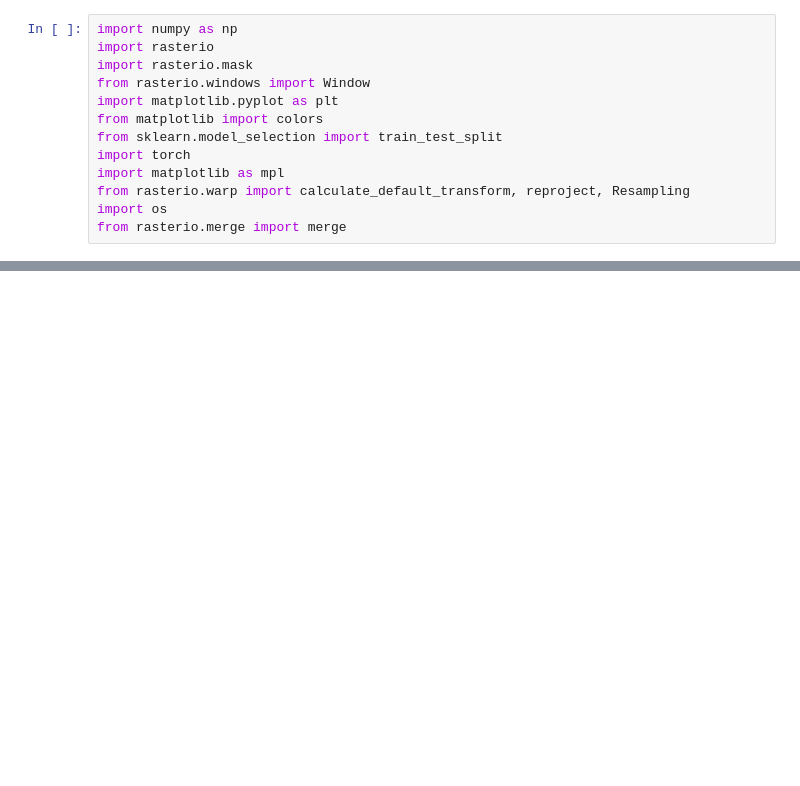
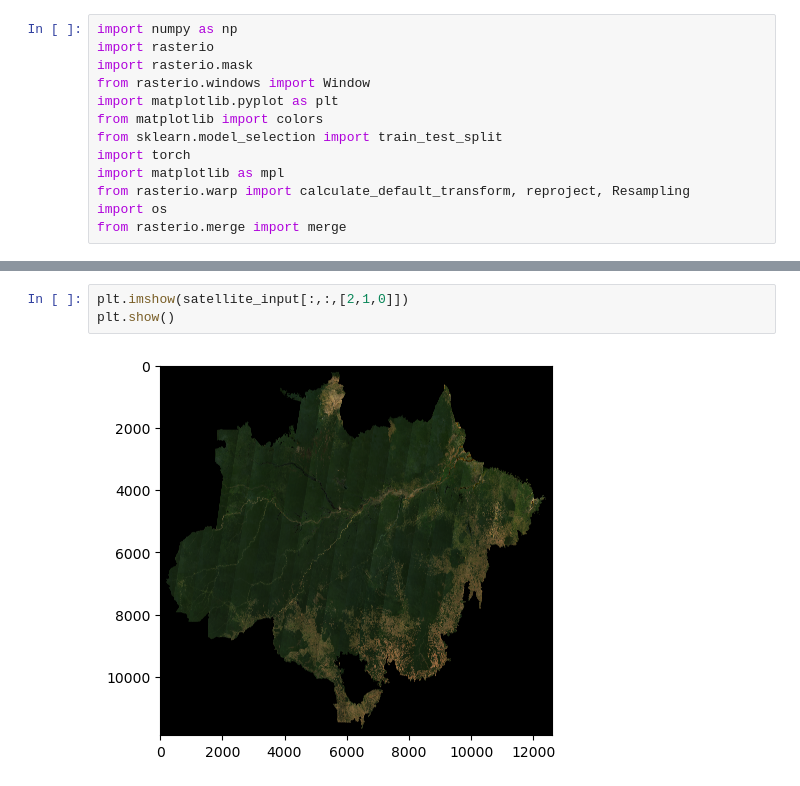
Before and after one commit to TimEngelmann/future-deforestation, a Jupyter notebook: notebooks/input_output_visualization.ipynb, the cells around one changed output, grey strips where cells are left out. Cells and saved outputs as stored; diff of their text form; blank space fills up the shorter version.

```diff
--- a/notebooks/input_output_visualization.ipynb
+++ b/notebooks/input_output_visualization.ipynb
@@ -31,0 +45,5 @@ torch.Size([12530, 13250])
+# %%
+plt.imshow(satellite_input[:,:,[2,1,0]])
+plt.show()
+# %% [output]
+[figure, added]
```
Also changed, not shown: parts of 6 cells of this notebook, 6 other files.
